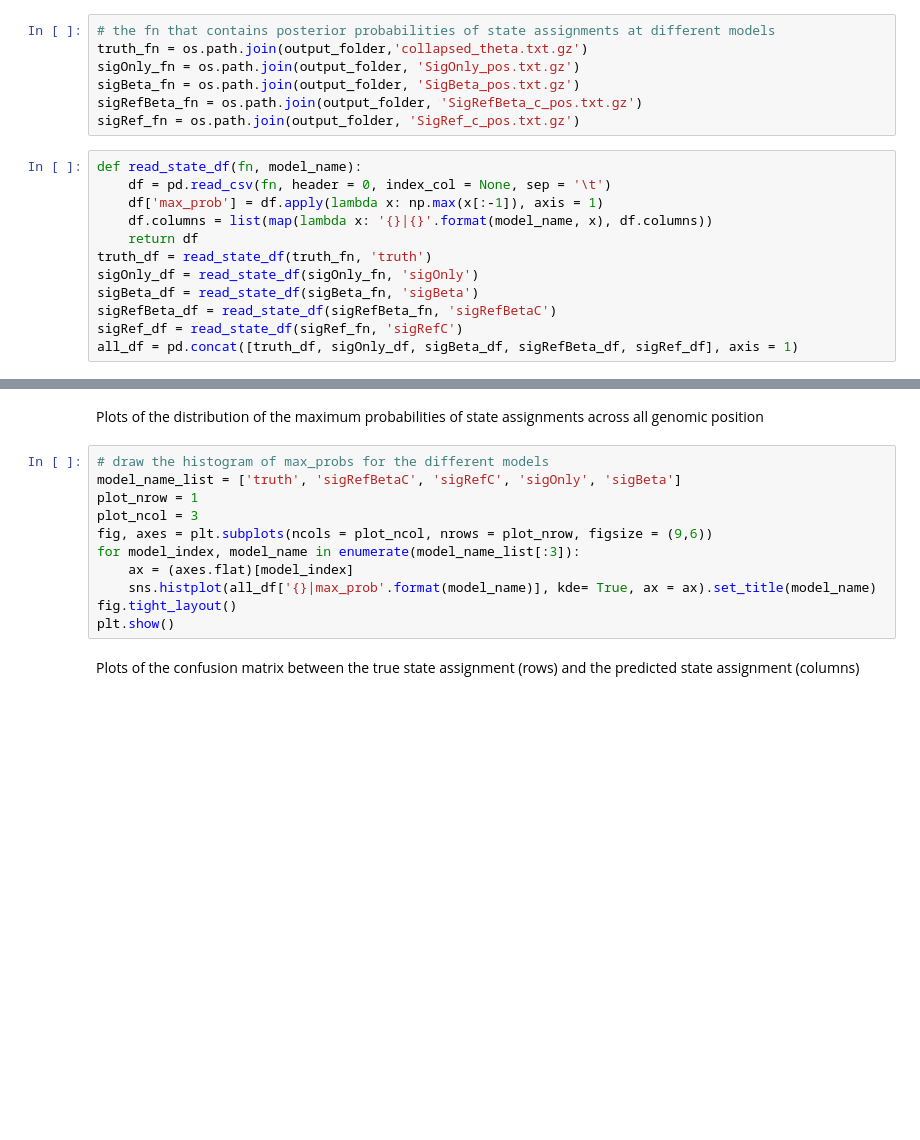
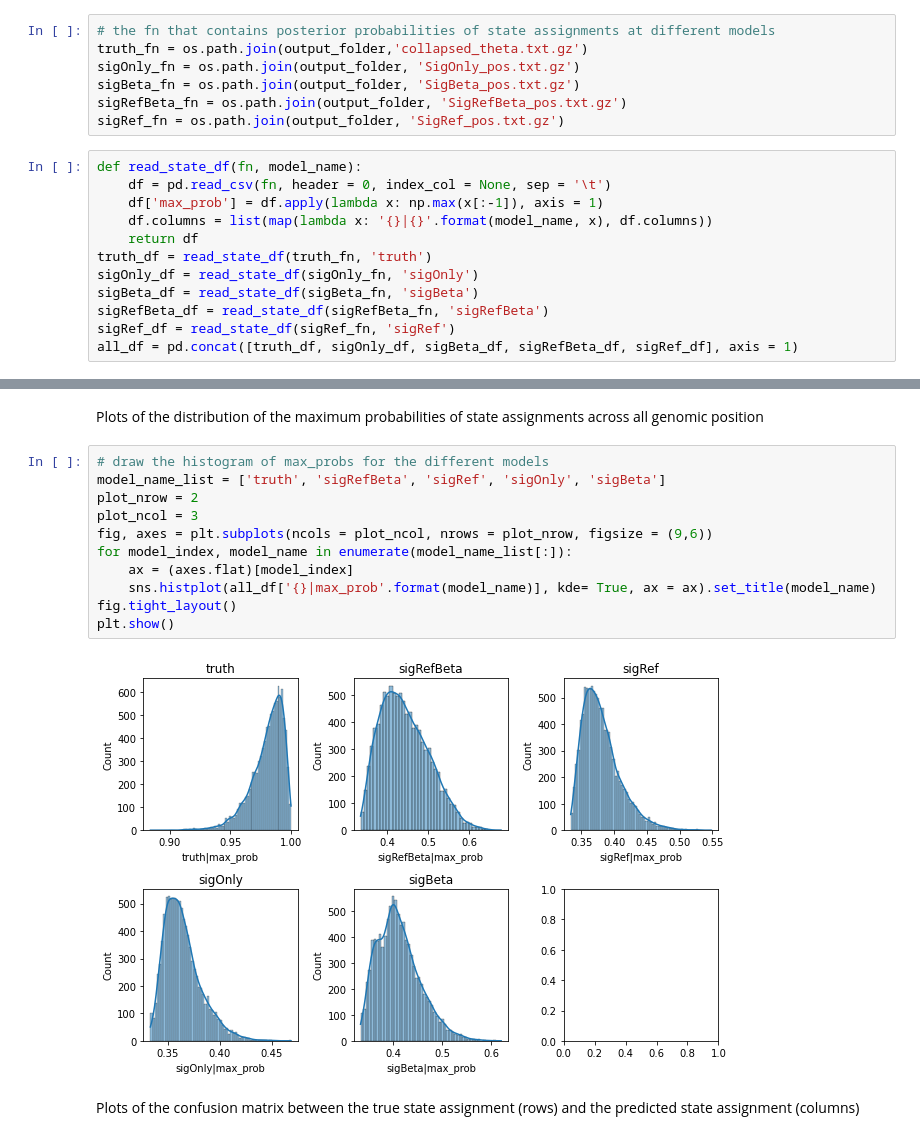
Before and after one commit to havu73/highRes_chromState, a Jupyter notebook: hector_transferChromState/simulation_model_design/scripts/experiment1_sigOnly_sigRefBeta/test_models_experiment1.py.ipynb, the cells around one changed output, grey strips where cells are left out. Saved outputs shown, nothing was run; the diff lists cells and outputs as text; blank space fills up the shorter version.

Commit message:
interactive session for exploring models

```diff
--- a/hector_transferChromState/simulation_model_design/scripts/experiment1_sigOnly_sigRefBeta/test_models_experiment1.py.ipynb
+++ b/hector_transferChromState/simulation_model_design/scripts/experiment1_sigOnly_sigRefBeta/test_models_experiment1.py.ipynb
@@ -128,8 +154,8 @@ result_df.to_csv(report_fn, header = True, index = False, sep = '\t')
 truth_fn = os.path.join(output_folder,'collapsed_theta.txt.gz')
 sigOnly_fn = os.path.join(output_folder, 'SigOnly_pos.txt.gz')
 sigBeta_fn = os.path.join(output_folder, 'SigBeta_pos.txt.gz')
-sigRefBeta_fn = os.path.join(output_folder, 'SigRefBeta_c_pos.txt.gz')
-sigRef_fn = os.path.join(output_folder, 'SigRef_c_pos.txt.gz')
+sigRefBeta_fn = os.path.join(output_folder, 'SigRefBeta_pos.txt.gz')
+sigRef_fn = os.path.join(output_folder, 'SigRef_pos.txt.gz')
 # %%
 def read_state_df(fn, model_name):
     df = pd.read_csv(fn, header = 0, index_col = None, sep = '\t')
@@ -139,8 +165,8 @@ def read_state_df(fn, model_name):
 truth_df = read_state_df(truth_fn, 'truth')
 sigOnly_df = read_state_df(sigOnly_fn, 'sigOnly')
 sigBeta_df = read_state_df(sigBeta_fn, 'sigBeta')
-sigRefBeta_df = read_state_df(sigRefBeta_fn, 'sigRefBetaC')
-sigRef_df = read_state_df(sigRef_fn, 'sigRefC')
+sigRefBeta_df = read_state_df(sigRefBeta_fn, 'sigRefBeta')
+sigRef_df = read_state_df(sigRef_fn, 'sigRef')
 all_df = pd.concat([truth_df, sigOnly_df, sigBeta_df, sigRefBeta_df, sigRef_df], axis = 1)
 # %%
 # have a look at the data
@@ -149,15 +194,17 @@ all_df.head(30)
 Plots of the distribution of the maximum probabilities of state assignments across all genomic position
 # %%
 # draw the histogram of max_probs for the different models
-model_name_list = ['truth', 'sigRefBetaC', 'sigRefC', 'sigOnly', 'sigBeta']
-plot_nrow = 1
+model_name_list = ['truth', 'sigRefBeta', 'sigRef', 'sigOnly', 'sigBeta']
+plot_nrow = 2
 plot_ncol = 3
 fig, axes = plt.subplots(ncols = plot_ncol, nrows = plot_nrow, figsize = (9,6))
-for model_index, model_name in enumerate(model_name_list[:3]):
+for model_index, model_name in enumerate(model_name_list[:]):
     ax = (axes.flat)[model_index]
     sns.histplot(all_df['{}|max_prob'.format(model_name)], kde= True, ax = ax).set_title(model_name)
 fig.tight_layout()
 plt.show()
+# %% [output]
+[figure, added]
 # %% [markdown]
 Plots of the confusion matrix between the true state assignment (rows) and the predicted state assignment (columns)
 # %%
```
Also changed, not shown: parts of 8 cells of this notebook, 1 other file.
